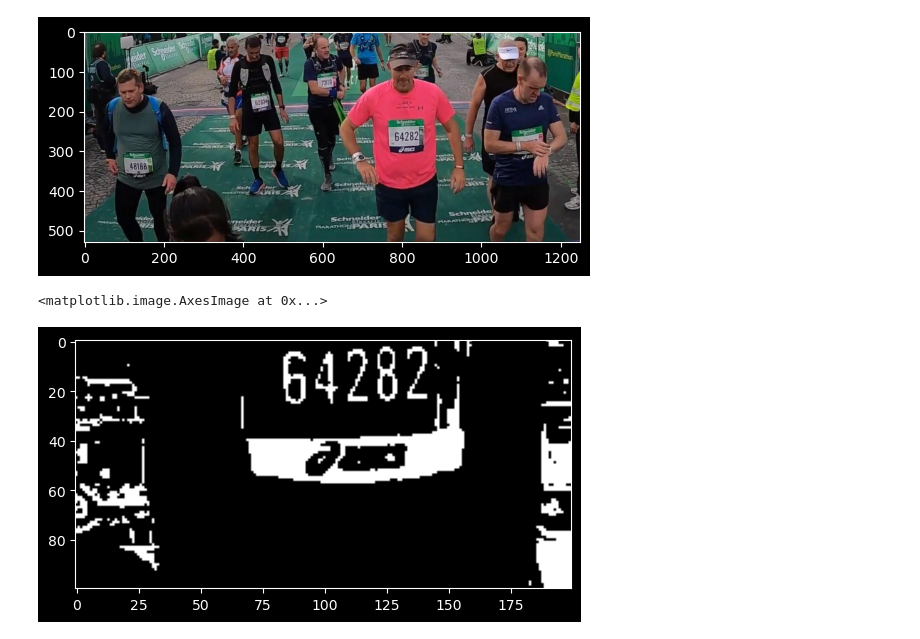
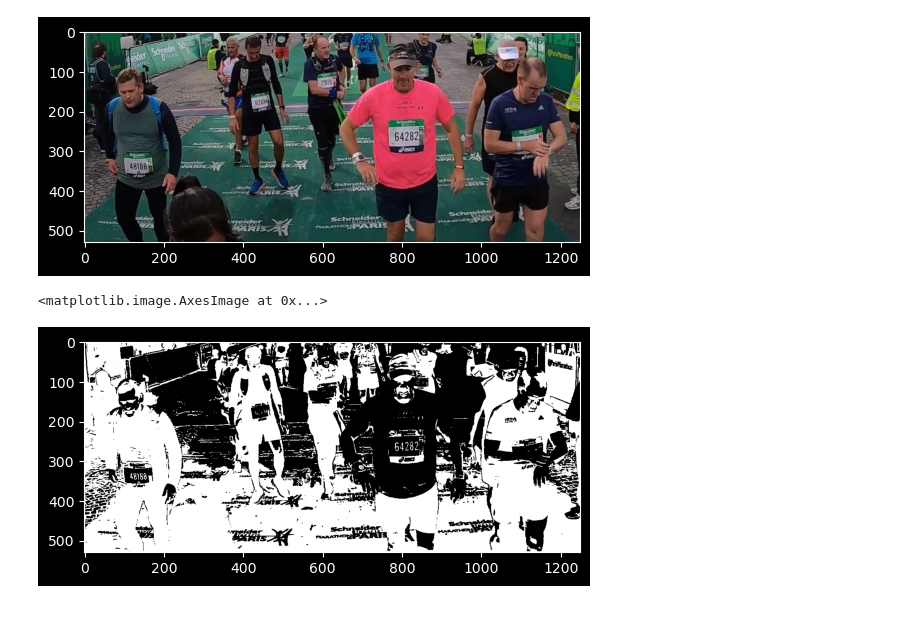
Before and after one commit to ThomasLamalle/MarathonVisionOCR, a Jupyter notebook: try_EAST.ipynb, the cells around one changed output. Cells and saved outputs as stored; diff of their text form; code cells hidden in the pictures.

```diff
--- a/try_EAST.ipynb
+++ b/try_EAST.ipynb
@@ -19,9 +19,9 @@ plt.imshow(img)
 # %%
 gray = cv2.cvtColor(img, cv2.COLOR_RGB2GRAY)
 threshed = cv2.threshold(gray, 0, 255, cv2.THRESH_BINARY_INV | cv2.THRESH_OTSU)[1]
 # plt.imshow(gray, cmap='gray')
-bh = cv2.morphologyEx(threshed, cv2.MORPH_BLACKHAT, (1,1))
-plt.imshow(threshed[250:350,700:900],cmap='gray')
+# bh = cv2.morphologyEx(threshed, cv2.MORPH_BLACKHAT, (1,1))
+plt.imshow(threshed,cmap='gray')
 # %% [output]
 <matplotlib.image.AxesImage at 0x...>
-[figure, old version]
+[figure, new version]
```
Also changed, not shown: parts of 13 cells of this notebook, 13 other files.
